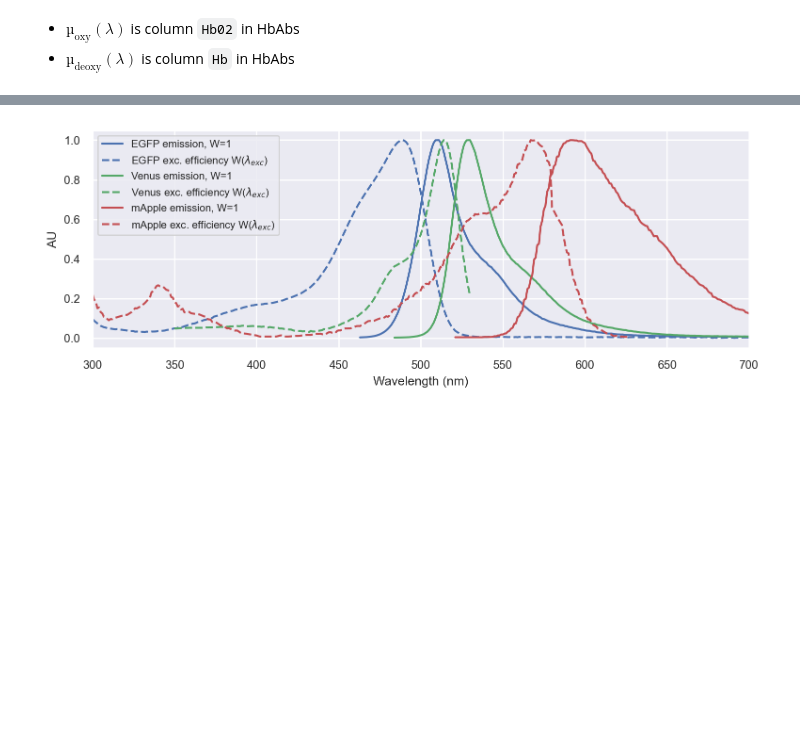
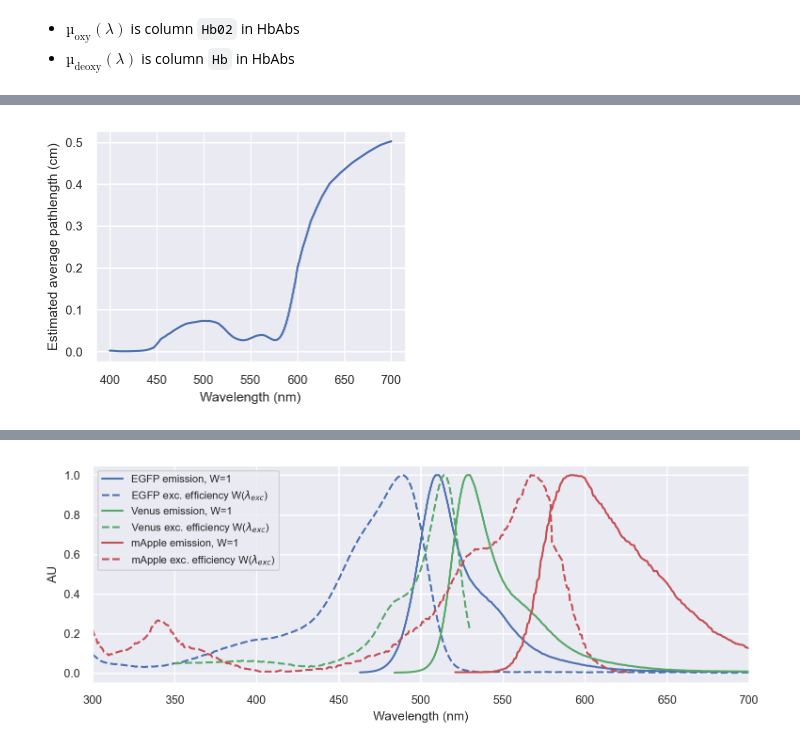
Before and after one commit to AllenInstitute/sourcesep, a Jupyter notebook: notebooks/01_explore_pilot.ipynb, the cells around one changed output, grey strips where cells are left out. Cells and saved outputs as stored; diff of their text form; code cells hidden in the pictures; blank space fills up the shorter version.

```diff
--- a/notebooks/01_explore_pilot.ipynb
+++ b/notebooks/01_explore_pilot.ipynb
@@ -87,0 +94,8 @@ plt.show()
+# %%
+df = pd.read_csv(paths['spectra']/'pathlength.csv')
+f, ax = plt.subplots(1,1,figsize=(4,3))
+ax.plot(df['Wavelength (nm)'], df['Estimated average pathlength (cm)'])
+ax.set(xlabel='Wavelength (nm)', ylabel='Estimated average pathlength (cm)')
+plt.show()
+# %% [output]
+[figure, added]
```
Also changed, not shown: parts of 3 cells of this notebook.
